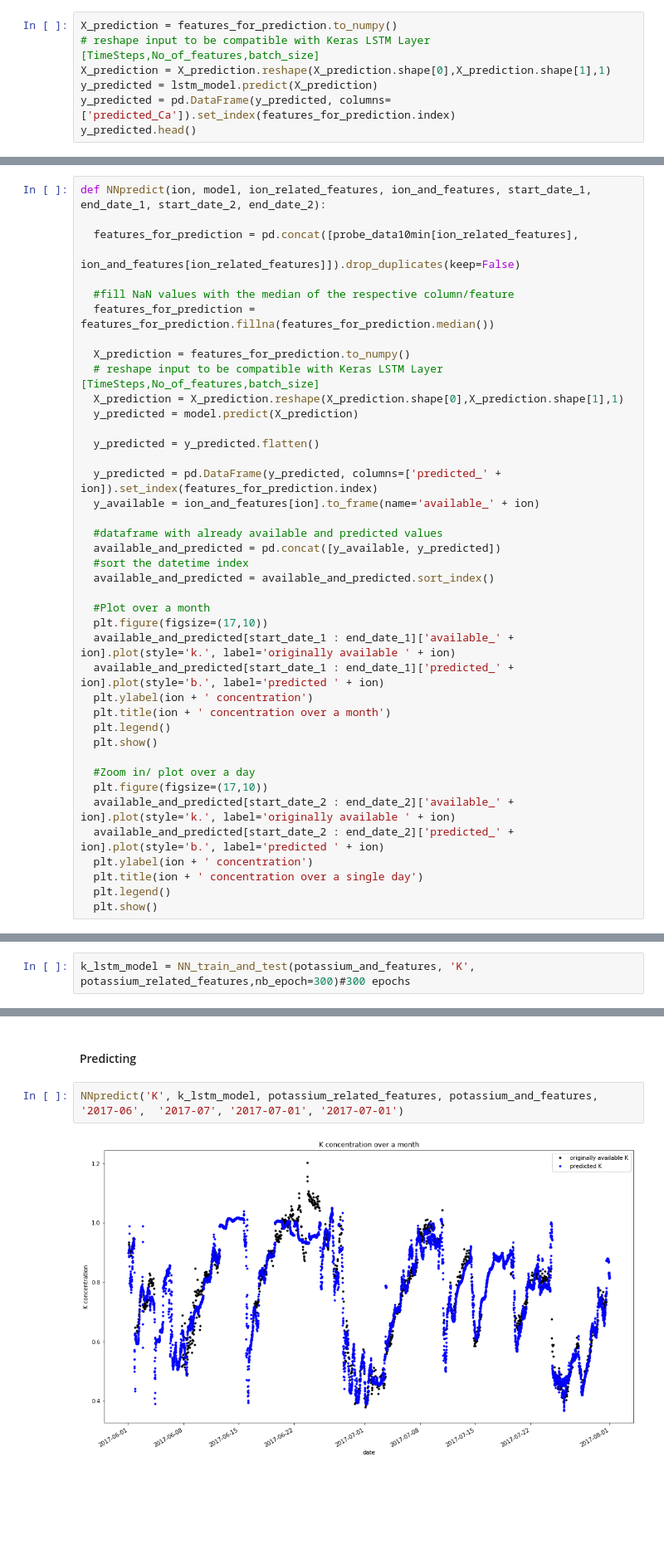
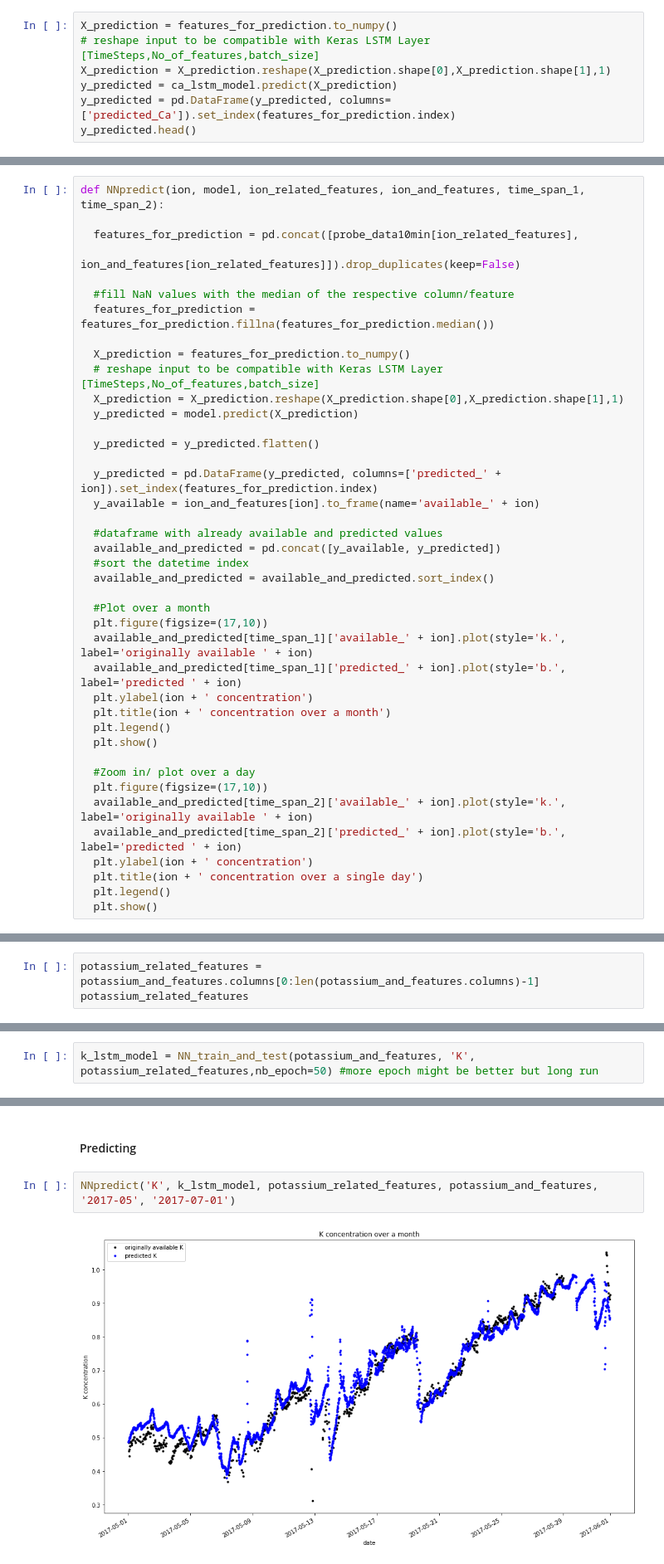
Before and after one commit to CS-433/ml-project-2-2mnms, a Jupyter notebook: scripts/NN.ipynb, the cells around one changed output, grey strips where cells are left out. Shown at 83% size. Cells and saved outputs as stored; diff of their text form; blank space fills up the shorter version.

```diff
--- a/scripts/NN.ipynb
+++ b/scripts/NN.ipynb
@@ -427,7 +368,7 @@ np.count_nonzero(np.isnan(features_for_prediction))
 X_prediction = features_for_prediction.to_numpy()
 # reshape input to be compatible with Keras LSTM Layer [TimeSteps,No_of_features,batch_size]
 X_prediction = X_prediction.reshape(X_prediction.shape[0],X_prediction.shape[1],1)
-y_predicted = lstm_model.predict(X_prediction)
+y_predicted = ca_lstm_model.predict(X_prediction)
 y_predicted = pd.DataFrame(y_predicted, columns=['predicted_Ca']).set_index(features_for_prediction.index)
 y_predicted.head()
 # %% [output]
@@ -494,7 +433,7 @@ plt.show()
 # %% [markdown]
 For the prediction, we also create a function that we will be able to use for the other ion concentrations.
 # %%
-def NNpredict(ion, model, ion_related_features, ion_and_features, start_date_1, end_date_1, start_date_2, end_date_2):
+def NNpredict(ion, model, ion_related_features, ion_and_features, time_span_1, time_span_2):
 
   features_for_prediction = pd.concat([probe_data10min[ion_related_features],
                                      ion_and_features[ion_related_features]]).drop_duplicates(keep=False)
@@ -519,8 +458,8 @@ def NNpredict(ion, model, ion_related_features, ion_and_features, start_date_1,
 
   #Plot over a month
   plt.figure(figsize=(17,10))
-  available_and_predicted[start_date_1 : end_date_1]['available_' + ion].plot(style='k.', label='originally available ' + ion)
-  available_and_predicted[start_date_1 : end_date_1]['predicted_' + ion].plot(style='b.', label='predicted ' + ion)
+  available_and_predicted[time_span_1]['available_' + ion].plot(style='k.', label='originally available ' + ion)
+  available_and_predicted[time_span_1]['predicted_' + ion].plot(style='b.', label='predicted ' + ion)
   plt.ylabel(ion + ' concentration')
   plt.title(ion + ' concentration over a month')
   plt.legend()
@@ -528,8 +467,8 @@ def NNpredict(ion, model, ion_related_features, ion_and_features, start_date_1,
 
   #Zoom in/ plot over a day
   plt.figure(figsize=(17,10))
-  available_and_predicted[start_date_2 : end_date_2]['available_' + ion].plot(style='k.', label='originally available ' + ion)
-  available_and_predicted[start_date_2 : end_date_2]['predicted_' + ion].plot(style='b.', label='predicted ' + ion)
+  available_and_predicted[time_span_2]['available_' + ion].plot(style='k.', label='originally available ' + ion)
+  available_and_predicted[time_span_2]['predicted_' + ion].plot(style='b.', label='predicted ' + ion)
   plt.ylabel(ion + ' concentration')
   plt.title(ion + ' concentration over a single day')
   plt.legend()
@@ -693,0 +571,3 @@ potassium_related_features_printing #For nice printing
+# %%
+potassium_related_features = potassium_and_features.columns[0:len(potassium_and_features.columns)-1]
+potassium_related_features
@@ -694,7 +580,7 @@ potassium_related_features_printing #For nice printing
 # %% [markdown]
 #### Model training and testing
 # %%
-k_lstm_model = NN_train_and_test(potassium_and_features, 'K', potassium_related_features,nb_epoch=300)#300 epochs
+k_lstm_model = NN_train_and_test(potassium_and_features, 'K', potassium_related_features,nb_epoch=50) #more epoch might be better but long run
 # %% [output]
 Length of the train dataset: 9655
 Length of the test dataset: 4138
@@ -718,6 +594,6 @@ The median absolute error is: 0.024 mg/l
 # %% [markdown]
 #### Predicting
 # %%
-NNpredict('K', k_lstm_model, potassium_related_features, potassium_and_features, '2017-06',  '2017-07', '2017-07-01', '2017-07-01')
+NNpredict('K', k_lstm_model, potassium_related_features, potassium_and_features, '2017-05', '2017-07-01')
 # %% [output]
-[figure, old version]
+[figure, new version]
```
Also changed, not shown: parts of 57 cells of this notebook.
